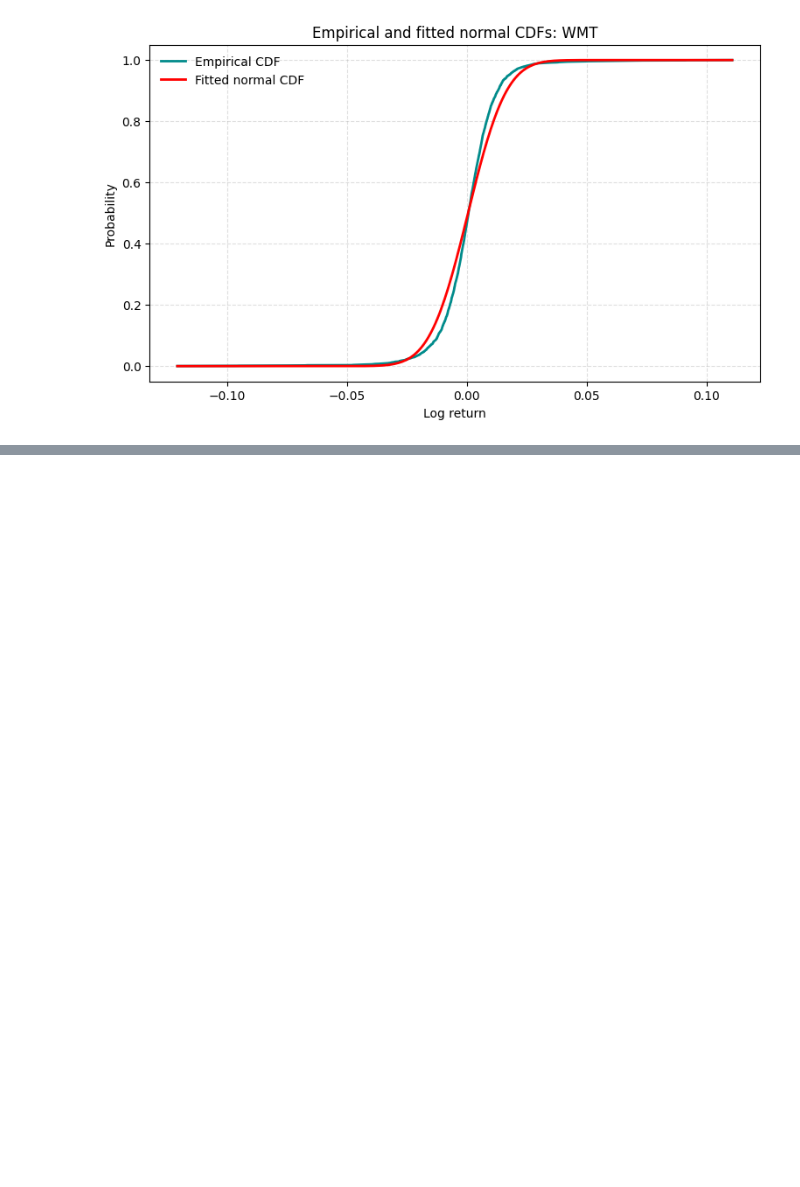
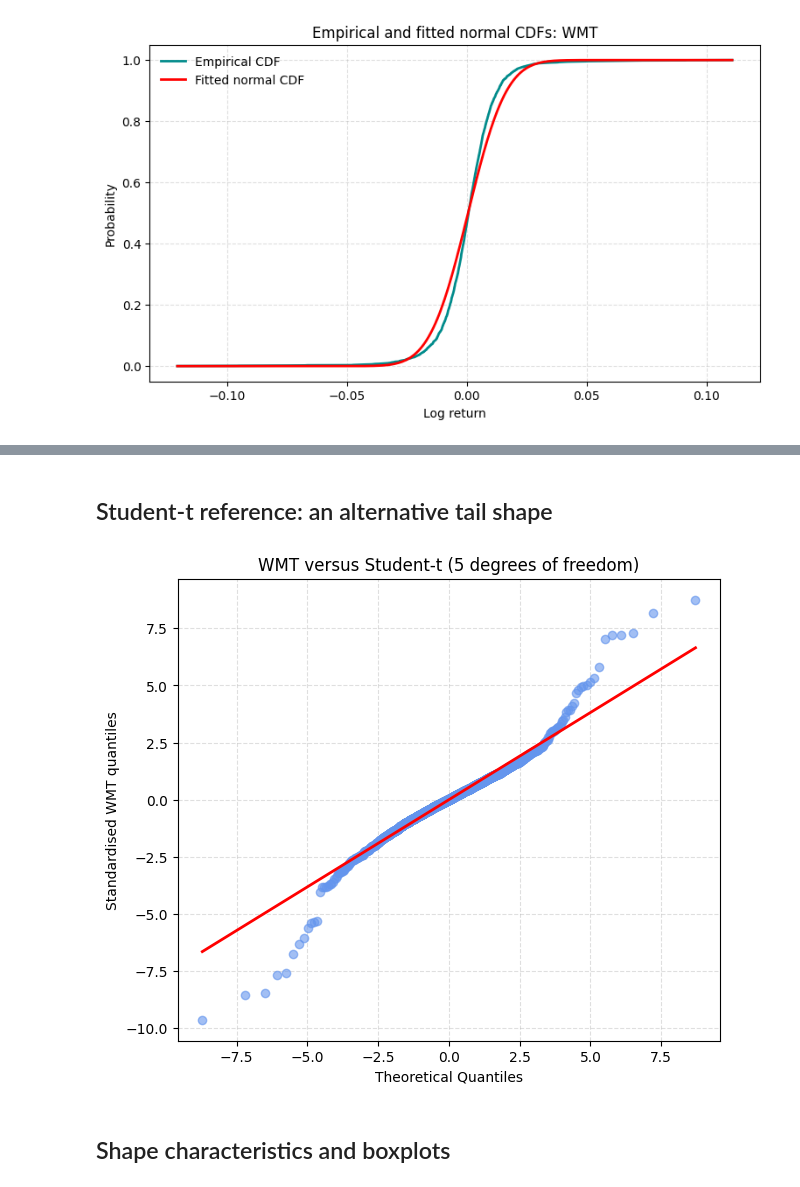
Before and after one commit to Troniospt/Projecto_Asset, a Jupyter notebook: notebooks/02_analise_walmart.ipynb, the cells around one changed output, grey strips where cells are left out. Cells and saved outputs as stored; diff of their text form; code cells hidden in the pictures; blank space fills up the shorter version.

```diff
--- a/notebooks/02_analise_walmart.ipynb
+++ b/notebooks/02_analise_walmart.ipynb
@@ -317,0 +470,44 @@ Empirical probability of a daily drop greater than 5%:
+# %% [markdown]
+## Student-t reference: an alternative tail shape
+# %%
+import numpy as np
+import scipy.stats as stats
+import matplotlib.pyplot as plt
+
+# 1. Utilizar os retornos diários da Walmart e padronizar
+wmt_ret = retornos_diarios.dropna()
+wmt_std = (wmt_ret - wmt_ret.mean()) / wmt_ret.std()
+
+# 2. Definir os graus de liberdade (df = 5)
+df_student = 5
+
+# 3. Criar o QQ-Plot comparando com a distribuição Student-t
+fig, ax = plt.subplots(figsize=(7, 6))
+
+# stats.probplot usando a distribuição 't' com sparams=(df_student,)
+(osm, osr), (slope, intercept, r) = stats.probplot(
+    wmt_std,
+    dist="t",
+    sparams=(df_student,),
+    plot=ax
+)
+
+# 4. Personalização visual (estilo car::qqPlot)
+ax.get_lines()[0].set_color('cornflowerblue')  # Pontos reais
+ax.get_lines()[0].set_markerfacecolor('cornflowerblue')
+ax.get_lines()[0].set_alpha(0.6)
+
+ax.get_lines()[1].set_color('red')             # Linha teórica
+ax.get_lines()[1].set_linewidth(2)
+
+# Títulos e eixos
+ax.set_title(f"WMT versus Student-t ({df_student} degrees of freedom)", fontsize=12)
+ax.set_xlabel("Theoretical Quantiles")
+ax.set_ylabel("Standardised WMT quantiles")
+ax.grid(True, linestyle='--', alpha=0.4)
+
+plt.show()
+# %% [output]
+[figure, added]
+# %% [markdown]
+## Shape characteristics and boxplots
```
Also changed, not shown: parts of 15 cells of this notebook.
